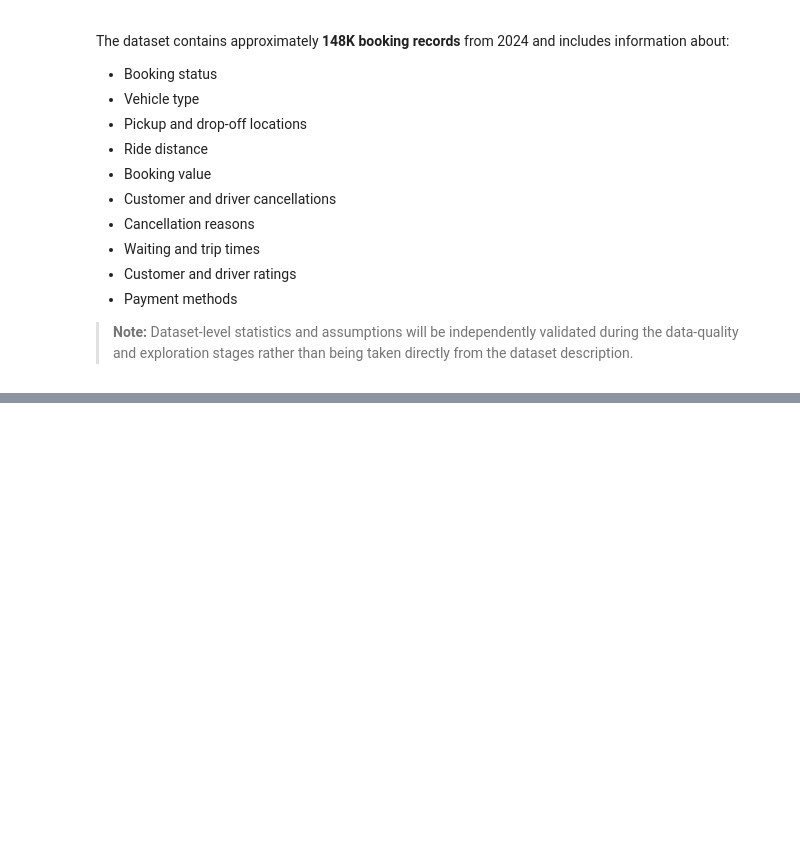
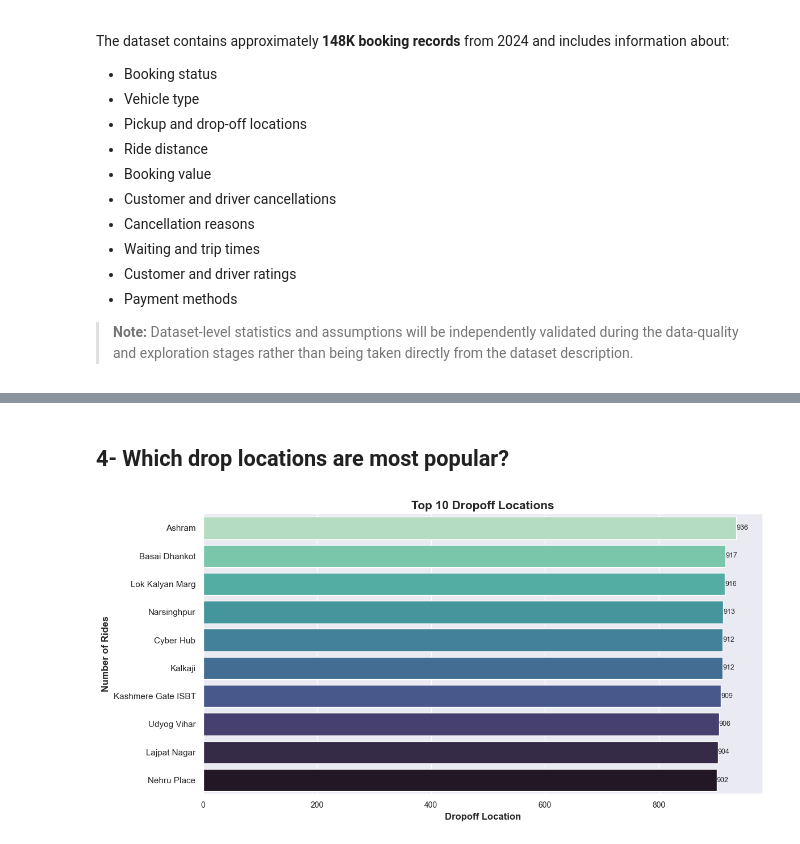
Before and after one commit to Seif-Elmezaien/Uber-Ride-EDA, a Jupyter notebook: Uber Ride EDA.ipynb, the cells around one changed output, grey strips where cells are left out. Saved outputs shown, nothing was run; the diff lists cells and outputs as text; code cells hidden in the pictures; blank space fills up the shorter version.

```diff
--- a/Uber Ride EDA.ipynb
+++ b/Uber Ride EDA.ipynb
@@ -82,0 +313,21 @@ df.head()
+# %% [markdown]
+## 4- Which drop locations are most popular?
+# %%
+top_10_dropoff_locations = df['Drop Location'].value_counts().head(10)
+
+plt.figure(figsize=(12, 6))
+palette = sns.color_palette('mako', n_colors=len(top_10_dropoff_locations))
+palette.reverse()
+ax = sns.barplot(x = top_10_dropoff_locations.values, y = top_10_dropoff_locations.index, palette=palette)
+
+for container in ax.containers:
+    ax.bar_label(container, fontsize=9)
+
+plt.title('Top 10 Dropoff Locations', fontsize=15, fontweight='bold')
+plt.xticks(fontsize=10)
+plt.xlabel('Dropoff Location', fontsize=12, fontweight='bold')
+plt.ylabel('Number of Rides', fontsize=12, fontweight='bold')
+plt.tight_layout()
+plt.show()
+# %% [output]
+[figure, added]
```
Also changed, not shown: parts of 29 cells of this notebook, 1 other file.
